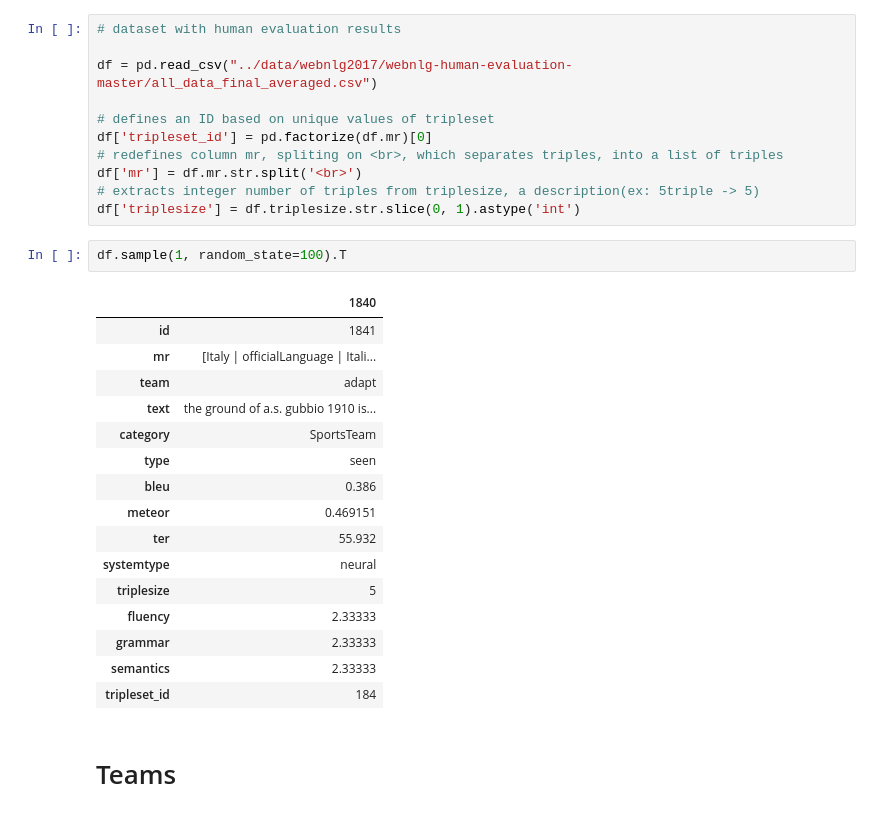
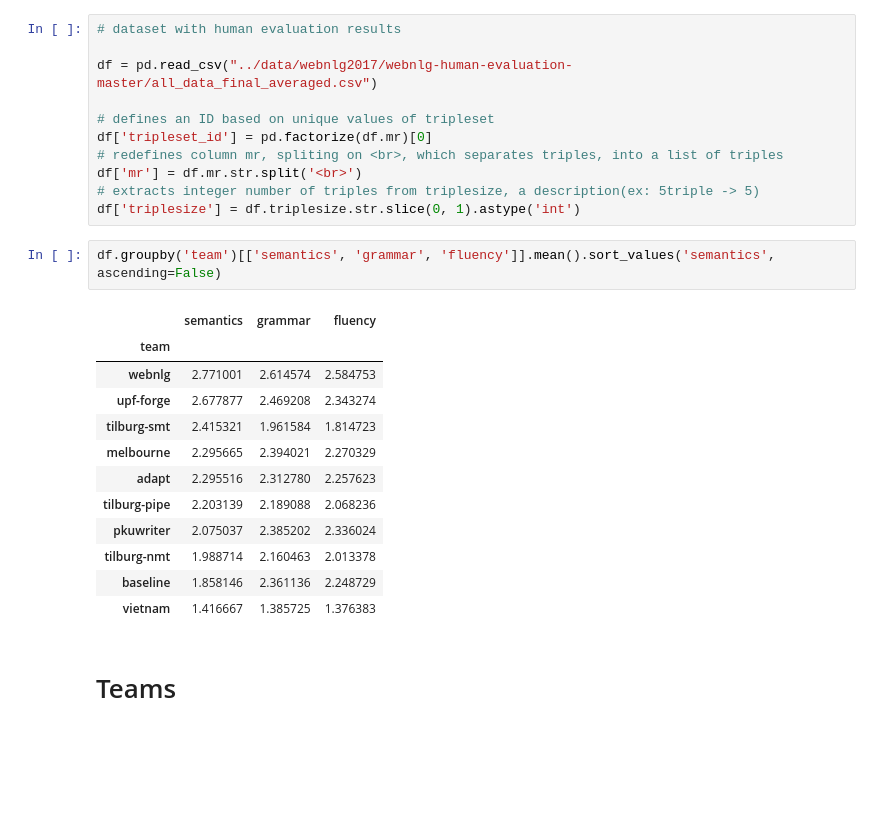
Before and after one commit to abevieiramota/challenge-webnlg, a Jupyter notebook: notebook/00 - Human evaluation.ipynb, the cells around one changed output. Drawn from its saved outputs; the diff is of its cells as text; blank space fills up the shorter version.

```diff
--- a/notebook/00 - Submission evaluation results.ipynb
+++ b/notebook/00 - Human evaluation.ipynb
@@ -12,25 +12,21 @@ df['tripleset_id'] = pd.factorize(df.mr)[0]
 df['mr'] = df.mr.str.split('<br>')
 # extracts integer number of triples from triplesize, a description(ex: 5triple -> 5)
 df['triplesize'] = df.triplesize.str.slice(0, 1).astype('int')
-# %%
-df.sample(1, random_state=100).T
-# %% [output]
-|  | 1840 |
-| id | 1841 |
-| mr | [Italy | officialLanguage | Itali... |
-| team | adapt |
-| text | the ground of a.s. gubbio 1910 is... |
-| category | SportsTeam |
-| type | seen |
-| bleu | 0.386 |
-| meteor | 0.469151 |
-| ter | 55.932 |
-| systemtype | neural |
-| triplesize | 5 |
-| fluency | 2.33333 |
-| grammar | 2.33333 |
-| semantics | 2.33333 |
-| tripleset_id | 184 |
+# %%
+df.groupby('team')[['semantics', 'grammar', 'fluency']].mean().sort_values('semantics', ascending=False)
+# %% [output]
+|  | semantics | grammar | fluency |
+| team |  |  |  |
+| webnlg | 2.771001 | 2.614574 | 2.584753 |
+| upf-forge | 2.677877 | 2.469208 | 2.343274 |
+| tilburg-smt | 2.415321 | 1.961584 | 1.814723 |
+| melbourne | 2.295665 | 2.394021 | 2.270329 |
+| adapt | 2.295516 | 2.312780 | 2.257623 |
+| tilburg-pipe | 2.203139 | 2.189088 | 2.068236 |
+| pkuwriter | 2.075037 | 2.385202 | 2.336024 |
+| tilburg-nmt | 1.988714 | 2.160463 | 2.013378 |
+| baseline | 1.858146 | 2.361136 | 2.248729 |
+| vietnam | 1.416667 | 1.385725 | 1.376383 |
 # %% [markdown]
 # Teams
 # %% [markdown]
```
Also changed, not shown: parts of 2 cells of this notebook.
